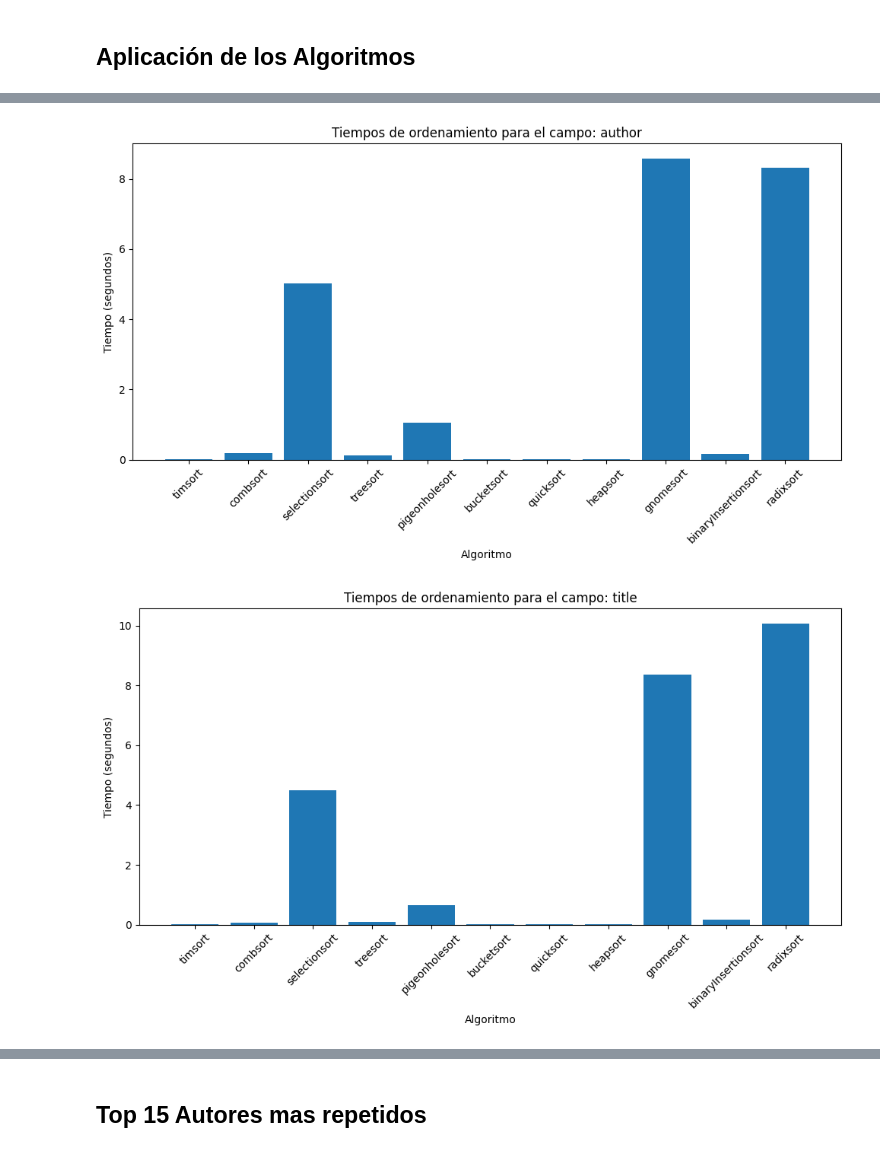
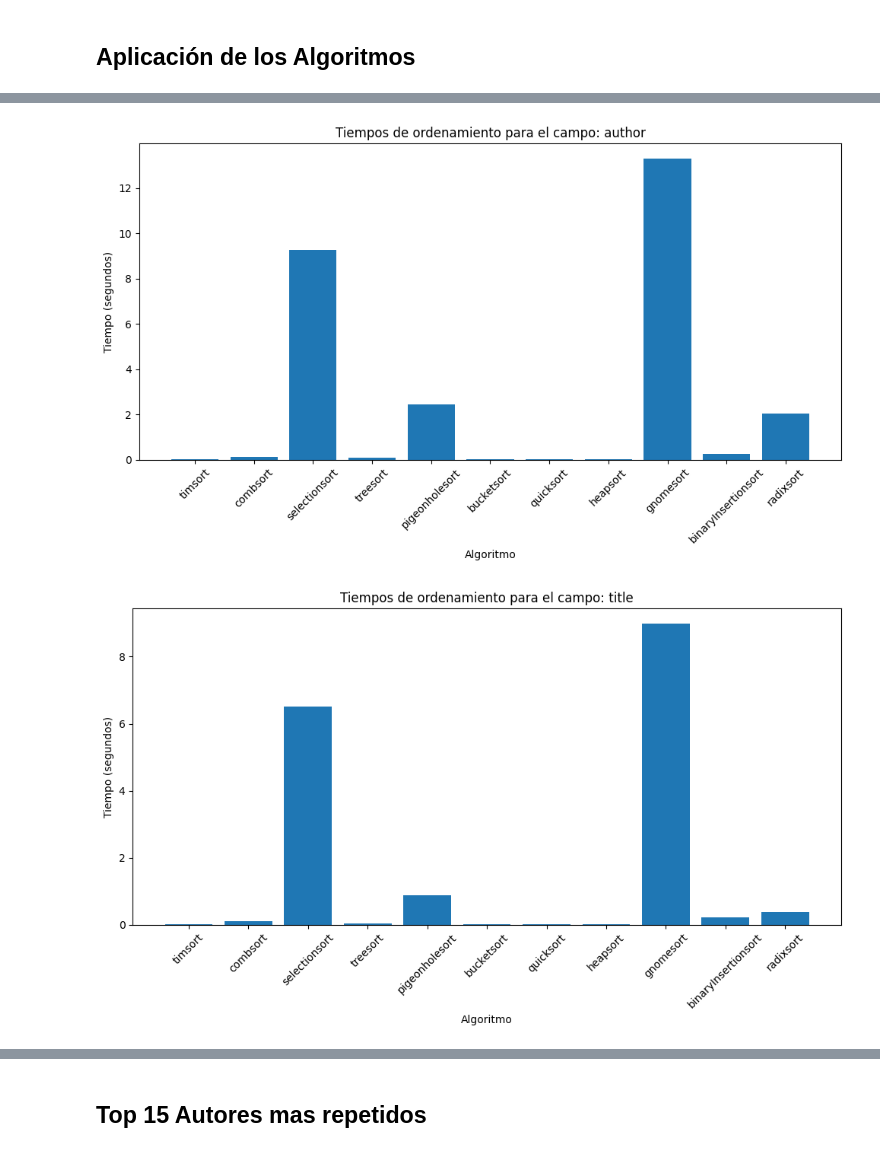
Before and after one commit to CamiloCuenca/Proyecto-Analisis_algoritmos, a Jupyter notebook: Limpieza.ipynb, the cells around one changed output, grey strips where cells are left out. Drawn from its saved outputs; the diff is of its cells as text; code cells hidden in the pictures.

```diff
--- a/Limpieza.ipynb
+++ b/Limpieza.ipynb
@@ -498,19 +498,25 @@ timings = { key: {} for key in fields.keys() }
 # Para cada campo, aplicar cada algoritmo y medir el tiempo de ejecución
 import random
 
-# Para cada campo, aplicar cada algoritmo y medir el tiempo de ejecución
 for field, values in fields.items():
+    # Saltar campos vacíos
+    if not values:
+        print(f"⚠️ El campo '{field}' está vacío, omitiendo...")
+        continue
+
     for algo_name, algo_func in algorithms.items():
         try:
+            # Hacer una copia de values para no modificar el original
+            values_to_sort = values.copy()
             start_time = time.time()
-            sorted_list = algo_func(sample_values)
+            sorted_list = algo_func(values_to_sort)
             end_time = time.time()
             elapsed = (end_time - start_time)
 
             sorted_results[field][algo_name] = sorted_list
             timings[field][algo_name] = elapsed
-        except RecursionError:
-            print(f"⚠️ TreeSort explotó en el campo {field}, lo marco como fallido.")
+        except Exception as e:
+            print(f"⚠️ Error en {algo_name} con el campo {field}: {str(e)}")
             sorted_results[field][algo_name] = []
             timings[field][algo_name] = float("nan")
 
@@ -564,7 +570,7 @@ df_resultados.to_csv(csv_path, index=False)
 with open(md_path, "w", encoding="utf-8") as f:
     f.write(df_resultados.to_markdown(index=False))
 
-print(f"\n✅ Tablas exportadas a:\n- {csv_path}\n- {md_path}")
+print(f"\nTablas exportadas a:\n- {csv_path}\n- {md_path}")
 
 
 # %%
@@ -600,6 +606,6 @@ for field, algo_times in timings.items():
 
 ✅ Tablas exportadas a:
 - C:\Users\camil\OneDrive\Escritorio\9-Semestre\Análisis de Algoritmos\Proyecto-Analisis_algoritmos\salidas\tiempoAlgoritmso\tabla_resultados.csv
 - C:\Users\camil\OneDrive\Escritorio\9-Semestre\Análisis de Algoritmos\Proyecto-Analisis_algoritmos\salidas\tiempoAlgoritmso\tabla_resultados.md
-[figure, old version]
+[figure, new version]
-[figure, old version]
+[figure, new version]
```
Also changed, not shown: parts of 3 cells of this notebook, 2 other files.
